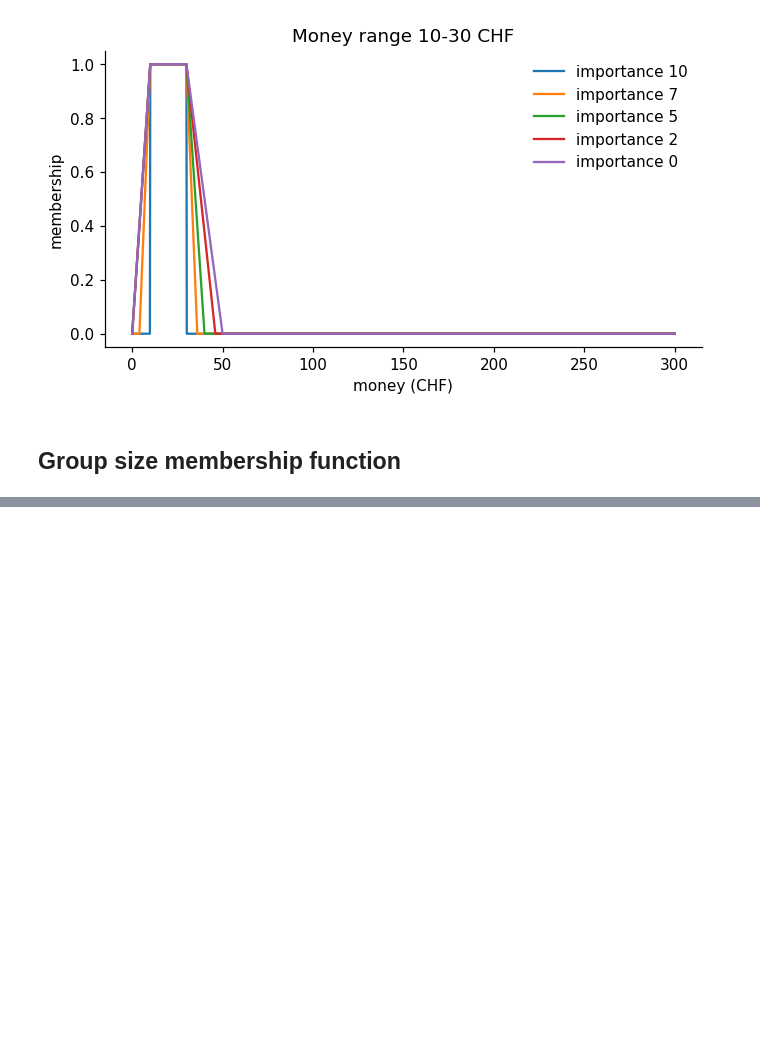
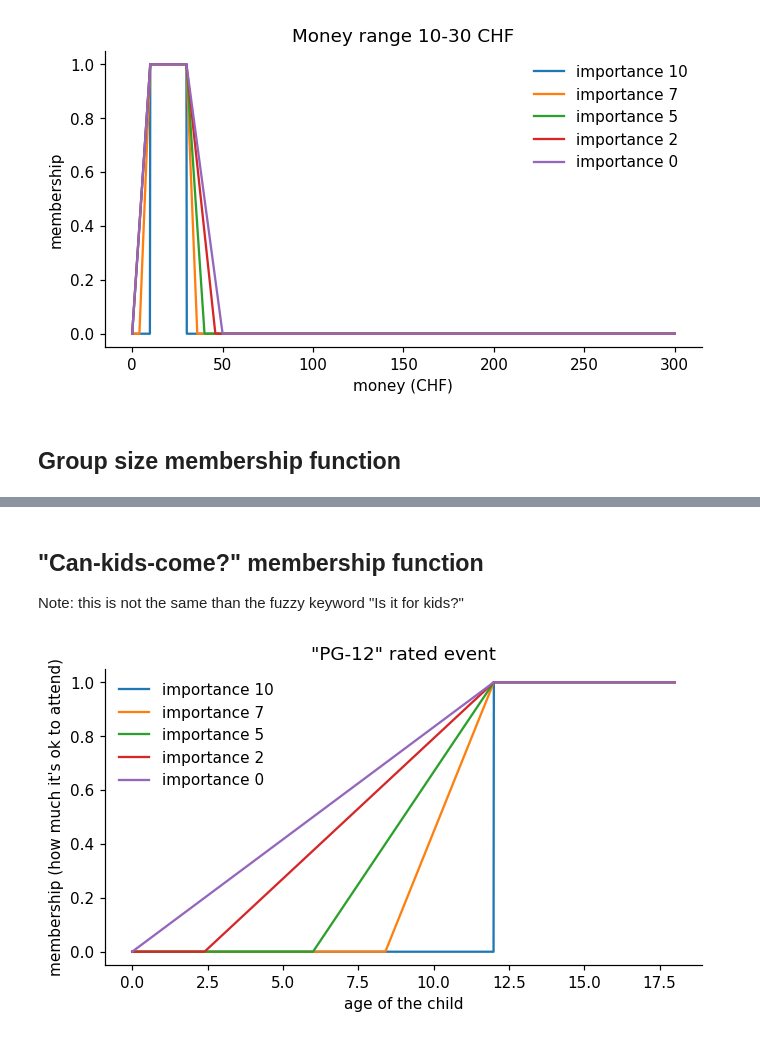
Before and after one commit to Coupur/Fuzzy-Sets-Systmes---Friday-Night, a Jupyter notebook: fionas_part.ipynb, the cells around one changed output, grey strips where cells are left out. Saved outputs shown, nothing was run; the diff lists cells and outputs as text; code cells hidden in the pictures; blank space fills up the shorter version.

Commit message:
add "can kids come" membership function

```diff
--- a/fionas_part.ipynb
+++ b/fionas_part.ipynb
@@ -106,0 +107,35 @@ plt.show()
+# %% [markdown]
+## "Can-kids-come?" membership function
+Note: this is not the same than the fuzzy keyword "Is it for kids?"
+# %%
+AGE = np.linspace(0, 18, 1801)   # age of the child who wants to attend
+KIDS_SOFTNESS = 1.0              # how far left the ramp starts at importance 0 (1.0 = starts at age 0)
+
+
+def kids_membership(min_age, importance, x=AGE):
+    """Fuzzy set 'this age is OK to attend the event'.
+
+    min_age     minimum age of the event (like a film rating: 0, 6, 12, 16, 18)
+    importance  0-10: 10 = crisp step (rectangle), 0 = very soft ramp
+    x           the age of the child
+    """
+    importance = float(np.clip(importance, 0, 10))
+    softness = (10 - importance) / 10          # 0 = crisp, ..., 1 = very soft ramp
+    w = softness * KIDS_SOFTNESS * min_age     # width of the rising side
+
+    a = max(min_age - w, 0)    # the ramp starts here (not below 0)
+    top = x.max()              # stays at 1 until the end of the axis
+    return shape(a, min_age, top, top, x)
+
+
+# Plot PG-12" rated event
+fig, ax = plt.subplots(figsize=(7, 3.5))
+for imp in [10, 7, 5, 2, 0]:
+    ax.plot(AGE, kids_membership(12, imp), label=f'importance {imp}')
+ax.set_title('"PG-12" rated event')
+ax.set_xlabel('age of the child')
+ax.set_ylabel('membership (how much it\'s ok to attend)')
+ax.legend(frameon=False)
+plt.show()
+# %% [output]
+[figure, added]
```
Also changed, not shown: parts of 1 cell of this notebook.
